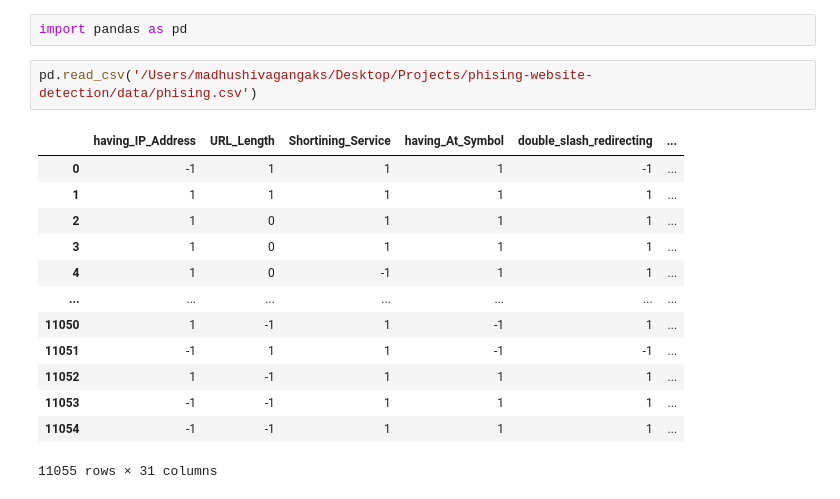
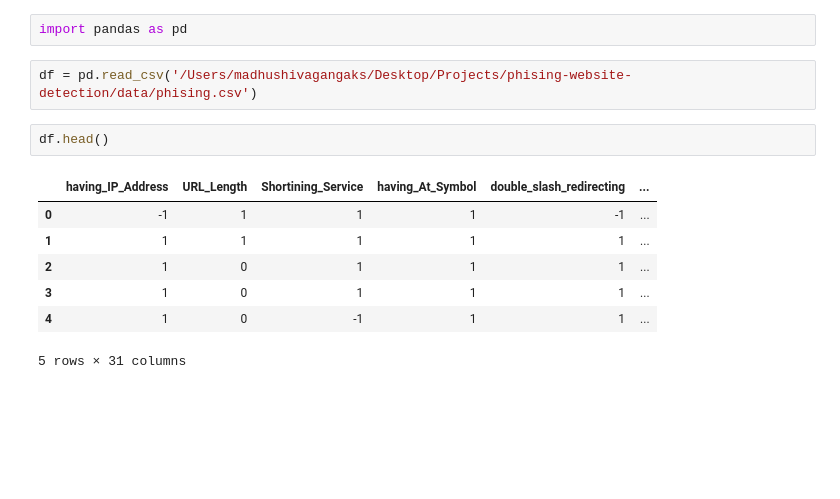
Before and after one commit to MadhushivagangaKS/phising-website-detection, a Jupyter notebook: notebook/EDA.ipynb, the cells around one changed output. Cells and saved outputs as stored; diff of their text form; blank space fills up the shorter version.

```diff
--- a/notebook/EDA.ipynb
+++ b/notebook/EDA.ipynb
@@ -1,18 +1,14 @@
 # %%
 import pandas as pd
 # %%
-pd.read_csv('/Users/madhushivagangaks/Desktop/Projects/phising-website-detection/data/phising.csv')
+df = pd.read_csv('/Users/madhushivagangaks/Desktop/Projects/phising-website-detection/data/phising.csv')
-# %% [output]
-|  | having_IP_Address | URL_Length | Shortining_Service | having_At_Symbol | double_slash_redirecting | ... |
-| 0 | -1 | 1 | 1 | 1 | -1 | ... |
-| 1 | 1 | 1 | 1 | 1 | 1 | ... |
-| 2 | 1 | 0 | 1 | 1 | 1 | ... |
-| 3 | 1 | 0 | 1 | 1 | 1 | ... |
-| 4 | 1 | 0 | -1 | 1 | 1 | ... |
-| ... | ... | ... | ... | ... | ... | ... |
-| 11050 | 1 | -1 | 1 | -1 | 1 | ... |
-| 11051 | -1 | 1 | 1 | -1 | -1 | ... |
-| 11052 | 1 | -1 | 1 | 1 | 1 | ... |
-| 11053 | -1 | -1 | 1 | 1 | 1 | ... |
-| 11054 | -1 | -1 | 1 | 1 | 1 | ... |
-11055 rows × 31 columns
+# %%
+df.head()
+# %% [output]
+|  | having_IP_Address | URL_Length | Shortining_Service | having_At_Symbol | double_slash_redirecting | ... |
+| 0 | -1 | 1 | 1 | 1 | -1 | ... |
+| 1 | 1 | 1 | 1 | 1 | 1 | ... |
+| 2 | 1 | 0 | 1 | 1 | 1 | ... |
+| 3 | 1 | 0 | 1 | 1 | 1 | ... |
+| 4 | 1 | 0 | -1 | 1 | 1 | ... |
+5 rows × 31 columns
```
Also changed, not shown: parts of 5 cells of this notebook.
